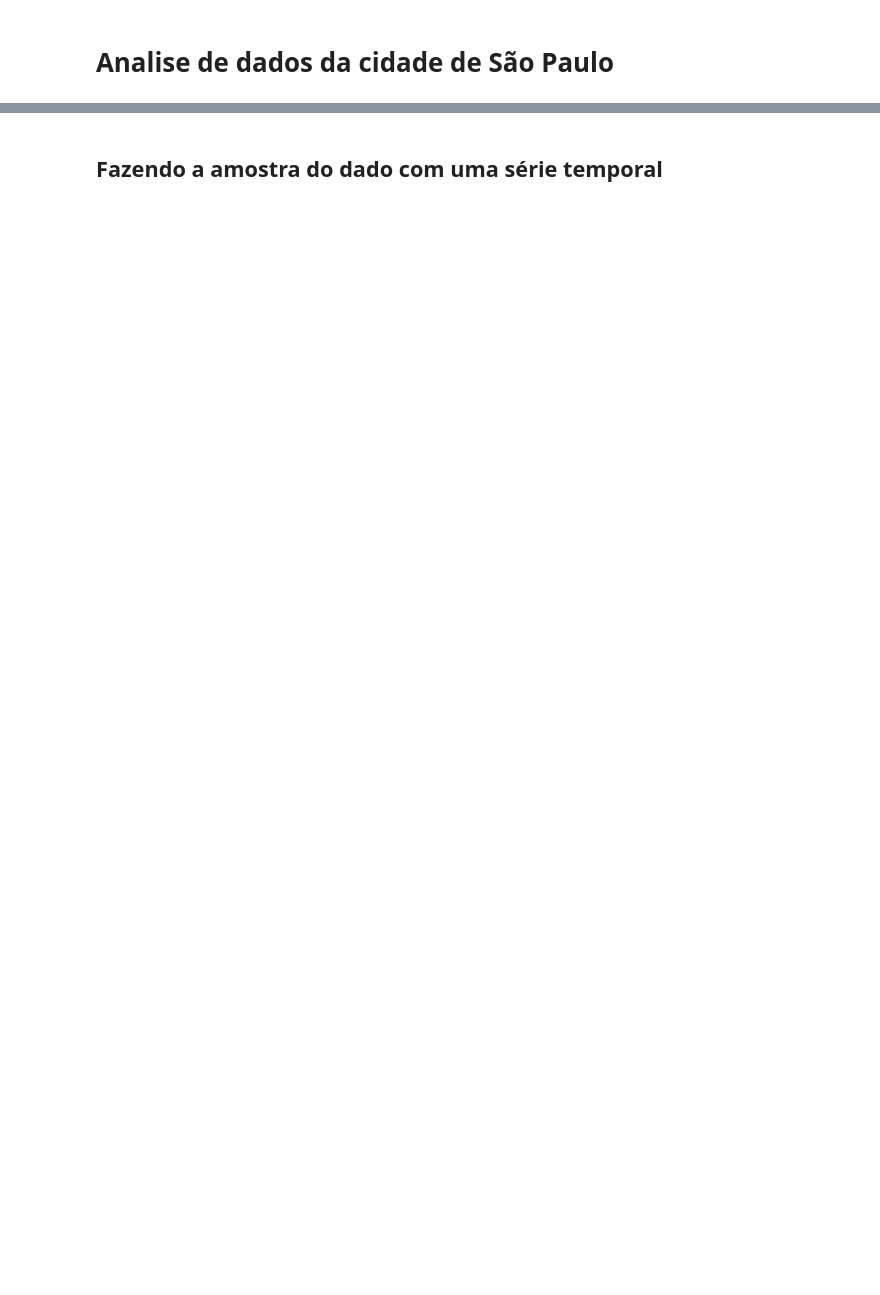
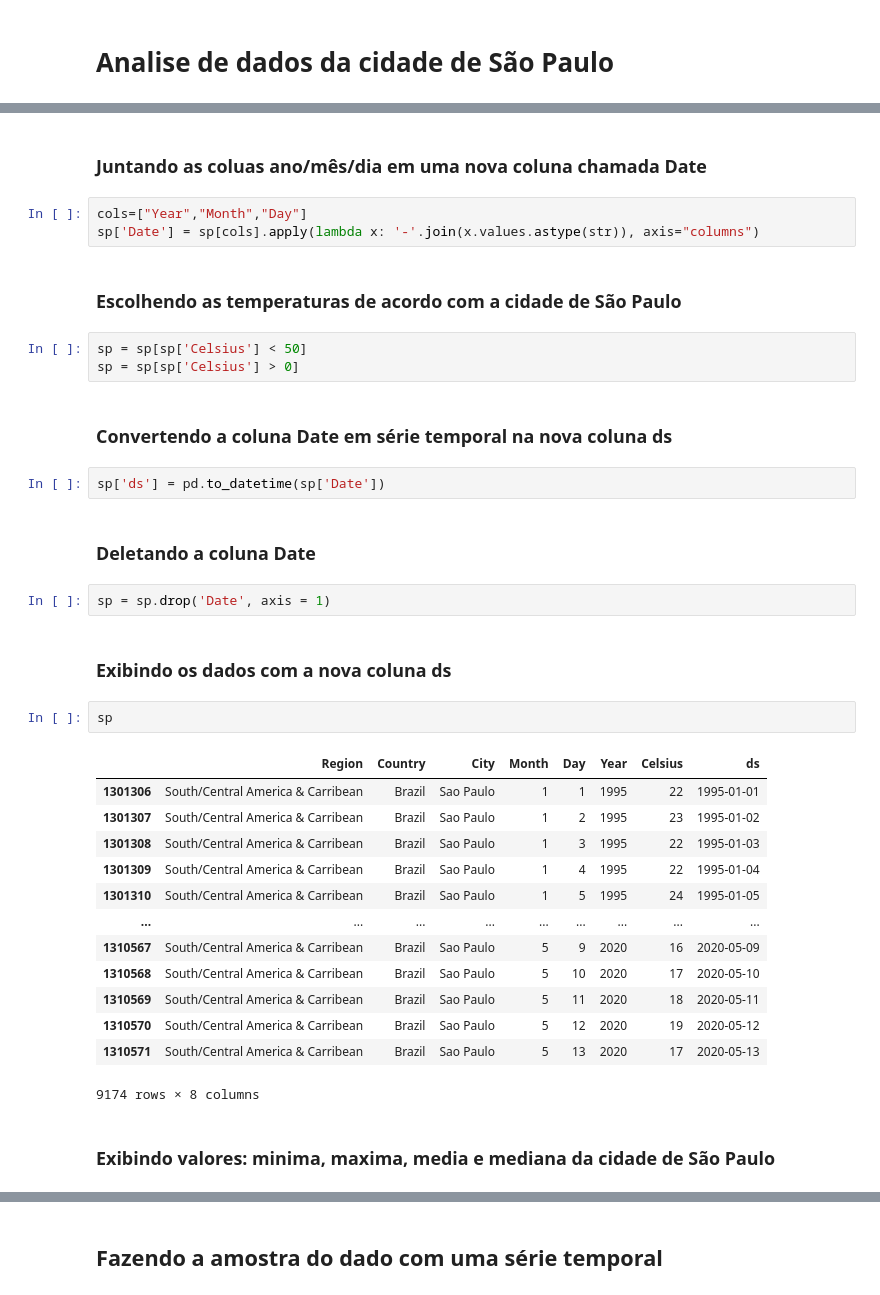
Before and after one commit to RodrigoEGC/infnet-bloco-iot-projeto-de-bloco, a Jupyter notebook: Code/DataPrep/DataPrep_SP.ipynb, the cells around one changed output, grey strips where cells are left out. Cells and saved outputs as stored; diff of their text form; blank space fills up the shorter version.

```diff
--- a/Code/DataPrep/DataPrep_SP.ipynb
+++ b/Code/DataPrep/DataPrep_SP.ipynb
@@ -42,0 +74,38 @@ SP = SP.drop(columns=['AvgTemperature'])
+# %% [markdown]
+### Juntando as coluas ano/mês/dia em uma nova coluna chamada Date
+# %%
+cols=["Year","Month","Day"]
+sp['Date'] = sp[cols].apply(lambda x: '-'.join(x.values.astype(str)), axis="columns")
+# %% [markdown]
+### Escolhendo as temperaturas de acordo com a cidade de São Paulo
+# %%
+sp = sp[sp['Celsius'] < 50]
+sp = sp[sp['Celsius'] > 0]
+# %% [markdown]
+### Convertendo a coluna Date em série temporal na nova coluna ds
+# %%
+sp['ds'] = pd.to_datetime(sp['Date'])
+# %% [markdown]
+### Deletando a coluna Date
+# %%
+sp = sp.drop('Date', axis = 1)
+# %% [markdown]
+### Exibindo os dados com a nova coluna ds
+# %%
+sp
+# %% [output]
+|  | Region | Country | City | Month | Day | Year | Celsius | ds |
+| 1301306 | South/Central America & Carribean | Brazil | Sao Paulo | 1 | 1 | 1995 | 22 | 1995-01-01 |
+| 1301307 | South/Central America & Carribean | Brazil | Sao Paulo | 1 | 2 | 1995 | 23 | 1995-01-02 |
+| 1301308 | South/Central America & Carribean | Brazil | Sao Paulo | 1 | 3 | 1995 | 22 | 1995-01-03 |
+| 1301309 | South/Central America & Carribean | Brazil | Sao Paulo | 1 | 4 | 1995 | 22 | 1995-01-04 |
+| 1301310 | South/Central America & Carribean | Brazil | Sao Paulo | 1 | 5 | 1995 | 24 | 1995-01-05 |
+| ... | ... | ... | ... | ... | ... | ... | ... | ... |
+| 1310567 | South/Central America & Carribean | Brazil | Sao Paulo | 5 | 9 | 2020 | 16 | 2020-05-09 |
+| 1310568 | South/Central America & Carribean | Brazil | Sao Paulo | 5 | 10 | 2020 | 17 | 2020-05-10 |
+| 1310569 | South/Central America & Carribean | Brazil | Sao Paulo | 5 | 11 | 2020 | 18 | 2020-05-11 |
+| 1310570 | South/Central America & Carribean | Brazil | Sao Paulo | 5 | 12 | 2020 | 19 | 2020-05-12 |
+| 1310571 | South/Central America & Carribean | Brazil | Sao Paulo | 5 | 13 | 2020 | 17 | 2020-05-13 |
+9174 rows × 8 columns
+# %% [markdown]
+### Exibindo valores: minima, maxima, media e mediana da cidade de São Paulo
```
Also changed, not shown: parts of 26 cells of this notebook.
